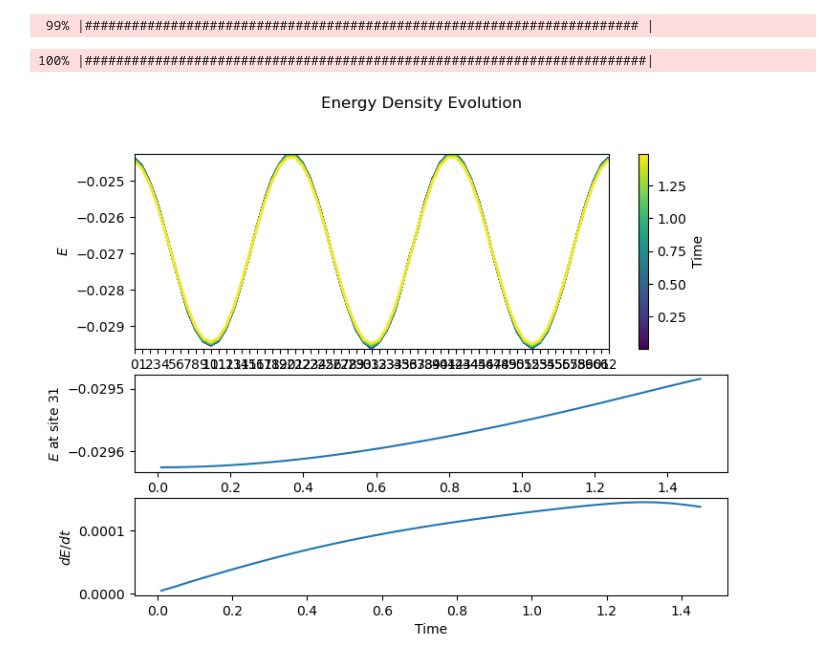
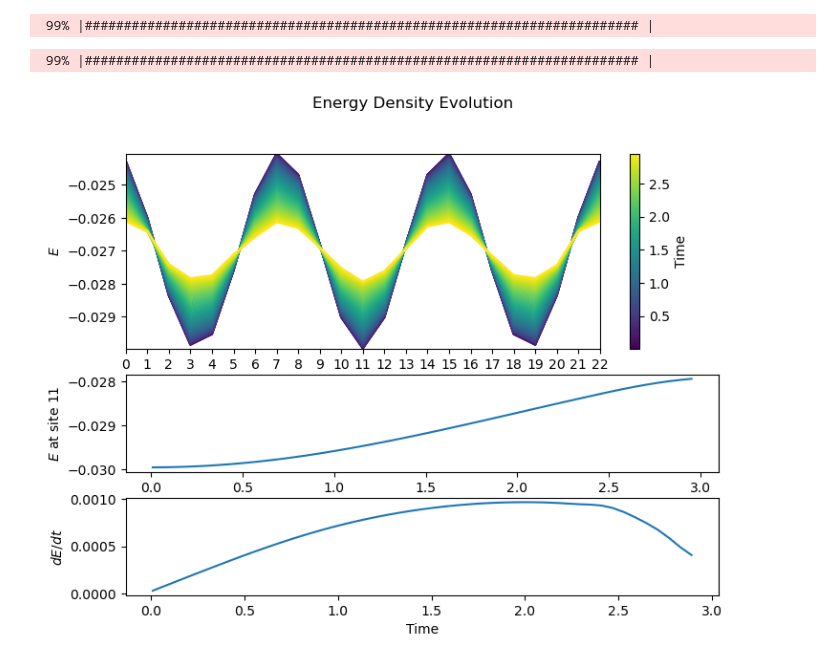
Before and after one commit to OscarCharlieST/quantum-tensor, a Jupyter notebook: active.ipynb, the cells around one changed output. Cells and saved outputs as stored; diff of their text form; code cells hidden in the pictures.

Commit message:
Testing longer simulations, rough script at the end to fit dE/dt curve to diffusion equation...

```diff
--- a/active.ipynb
+++ b/active.ipynb
@@ -111,8 +111,8 @@ import qtensor.simulation.finiteTDVP as sim
 import qtensor.simulation.updatemethod as methods
 import copy
 
-N = 64
-D = 20
+N = 24
+D = 42
 
 H = ops.tilted_ising(N=N)
 H_thf = thf.thermofield_hamiltonian(H)
@@ -120,7 +120,7 @@ H_thf = thf.thermofield_hamiltonian(H)
 inf_state = thf.inf_T_thermofield(N, D)
 k = 6*np.pi/N
 avg_beta = 0.01
-delta_beta = 0.001
+delta_beta = 1.2*1e-3
 beta_profile = delta_beta * np.cos( np.linspace(-N/2, N/2, N) * k) + avg_beta * np.ones(N)
 profile_state = thf.near_thermal(H_thf, beta_profile, D, steps=100,
                                  initial_state=inf_state)
@@ -128,17 +128,17 @@ profile_state = thf.near_thermal(H_thf, beta_profile, D, steps=100,
  99% |####################################################################### |
 # %%
 initial_state=copy.deepcopy(profile_state)
-state_hist, _ = sim.tdvp(initial_state, H_thf, 2, 200,
-                          methods.lanczos_method(epsilon=1e-6, max_iters=8),
+state_hist, _ = sim.tdvp(initial_state, H_thf, 3, 300,
+                          methods.lanczos_method(epsilon=1e-6, max_iters=10),
                           history=True)
 # %% [output]
-100% |########################################################################|
+ 99% |####################################################################### |
 # %%
 import qtensor.visualise as vis
 H_terms = ops.extensive_as_terms(H_thf)
 fig, ax = vis.plot_energy_density_evolution(state_hist,
                                              H_terms,
-                                             t_f=1.5,
-                                             block_len=4)
+                                             t_f=3,
+                                             block_len=6)
 # %% [output]
-[figure, old version]
+[figure, new version]
```
Also changed, not shown: parts of 10 cells of this notebook.
